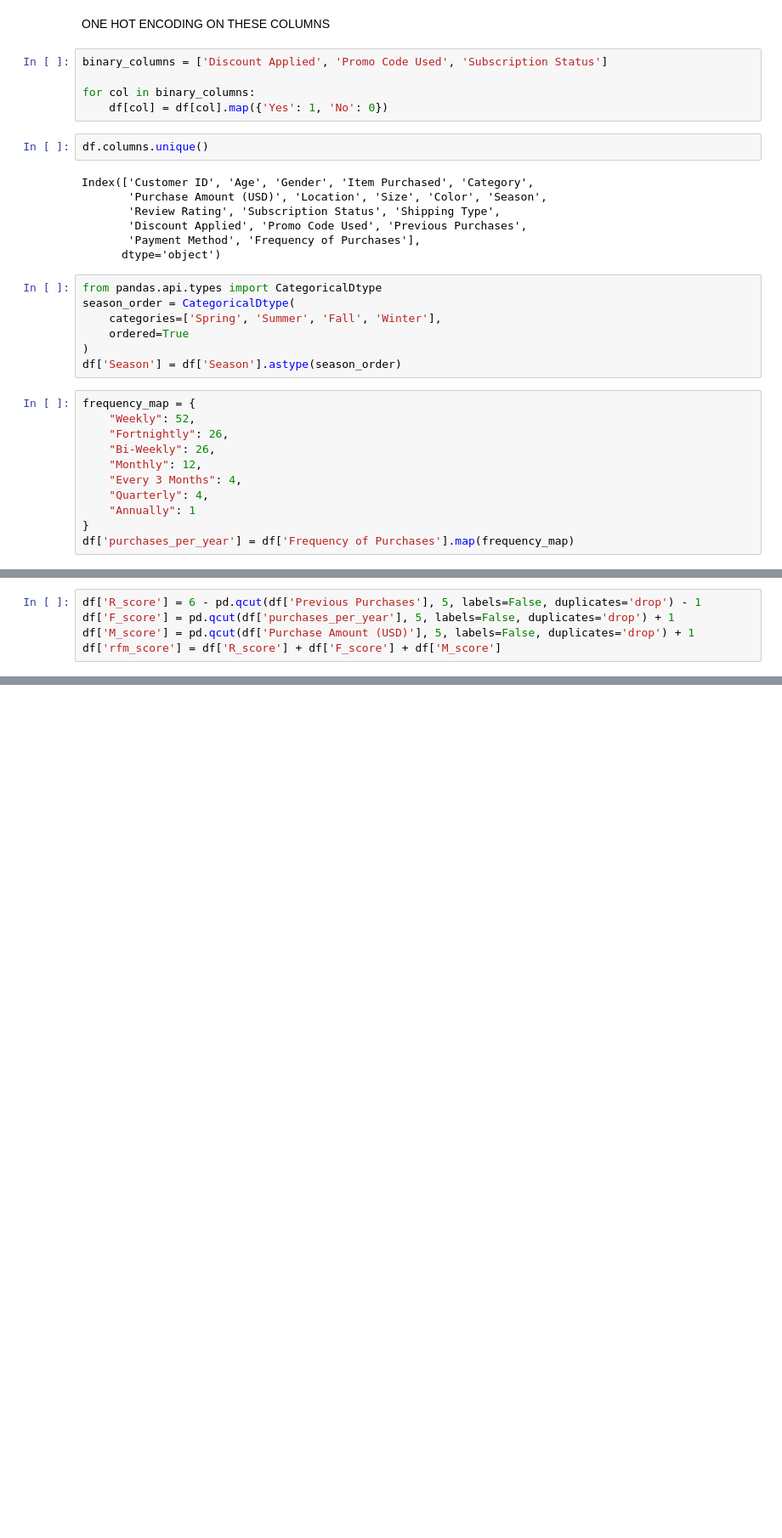
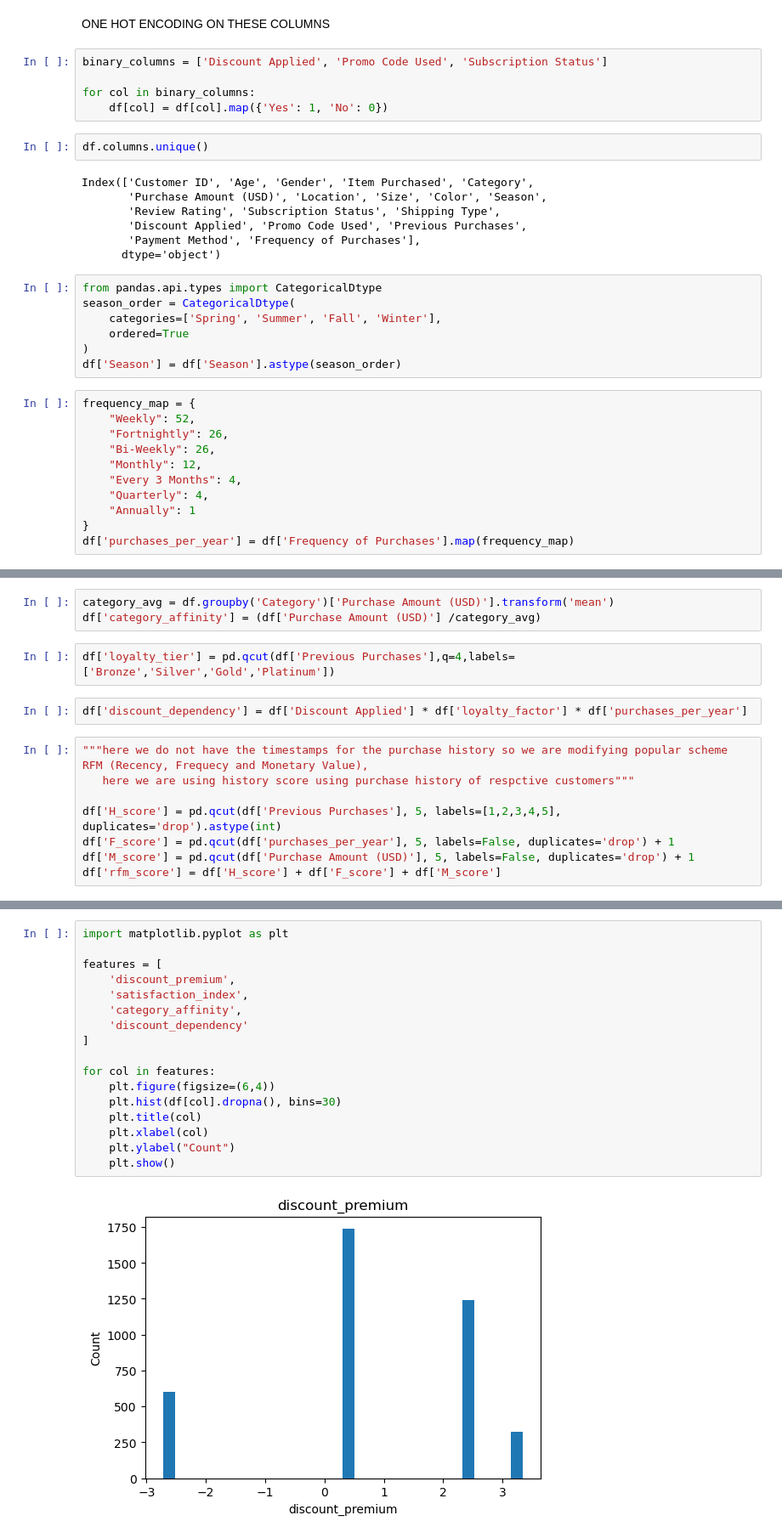
Before and after one commit to CodeWithHG1718/cag_project, a Jupyter notebook: main.ipynb, the cells around one changed output, grey strips where cells are left out. Shown at 85% size. Saved outputs shown, nothing was run; the diff lists cells and outputs as text; blank space fills up the shorter version.

```diff
--- a/main.ipynb
+++ b/main.ipynb
@@ -138,8 +151,18 @@ df['payment_score'] = df['Payment Method'].map(payment_map)
+# %%
+category_avg = df.groupby('Category')['Purchase Amount (USD)'].transform('mean')
+df['category_affinity'] = (df['Purchase Amount (USD)'] /category_avg)
+# %%
+df['loyalty_tier'] = pd.qcut(df['Previous Purchases'],q=4,labels=['Bronze','Silver','Gold','Platinum'])
+# %%
+df['discount_dependency'] = df['Discount Applied'] * df['loyalty_factor'] * df['purchases_per_year']
 # %%
-df['R_score'] = 6 - pd.qcut(df['Previous Purchases'], 5, labels=False, duplicates='drop') - 1
+"""here we do not have the timestamps for the purchase history so we are modifying popular scheme RFM (Recency, Frequecy and Monetary Value),
+   here we are using history score using purchase history of respctive customers"""
+
+df['H_score'] = pd.qcut(df['Previous Purchases'], 5, labels=[1,2,3,4,5], duplicates='drop').astype(int)
 df['F_score'] = pd.qcut(df['purchases_per_year'], 5, labels=False, duplicates='drop') + 1
 df['M_score'] = pd.qcut(df['Purchase Amount (USD)'], 5, labels=False, duplicates='drop') + 1
-df['rfm_score'] = df['R_score'] + df['F_score'] + df['M_score']
+df['rfm_score'] = df['H_score'] + df['F_score'] + df['M_score']
 # %%
 df
 # %% [output]
@@ -158,0 +182,19 @@ df
+# %%
+import matplotlib.pyplot as plt
+
+features = [
+    'discount_premium',
+    'satisfaction_index',
+    'category_affinity',
+    'discount_dependency'
+]
+
+for col in features:
+    plt.figure(figsize=(6,4))
+    plt.hist(df[col].dropna(), bins=30)
+    plt.title(col)
+    plt.xlabel(col)
+    plt.ylabel("Count")
+    plt.show()
+# %% [output]
+[figure, added]
```
Also changed, not shown: parts of 22 cells of this notebook, 2 other files.
